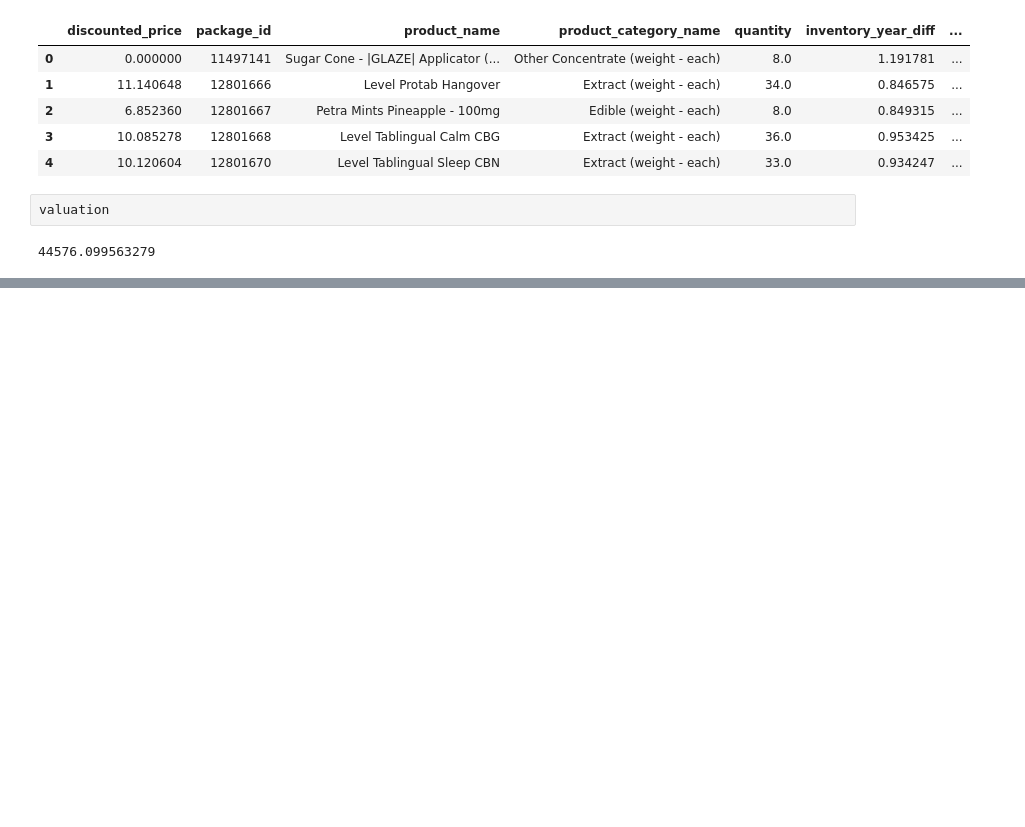
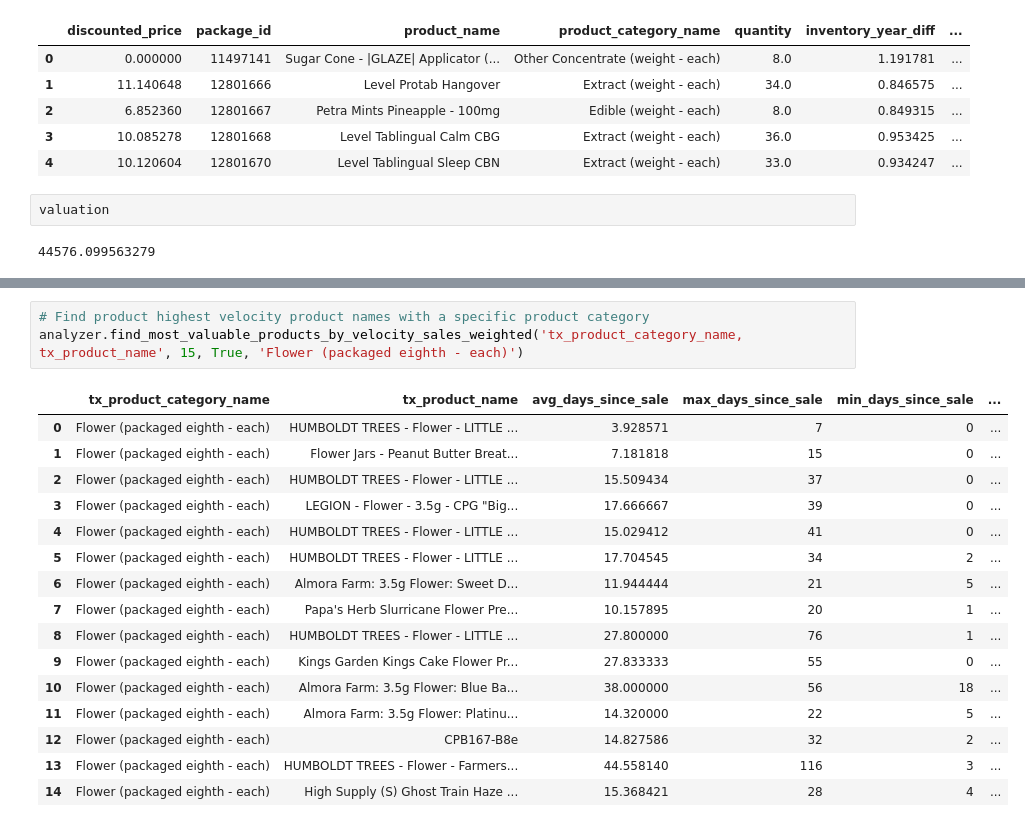
Before and after one commit to warrenshen/platform, a Jupyter notebook: services/api-server/notebooks/analysis/Roy-Inventory-Freshness-Analyzer-Script-Usage-Tuturial.ipynb, the cells around one changed output, grey strips where cells are left out. Drawn from its saved outputs; the diff is of its cells as text; blank space fills up the shorter version.

```diff
--- a/services/api-server/notebooks/analysis/Roy-Inventory-Freshness-Analyzer-Script-Usage-Tuturial.ipynb
+++ b/services/api-server/notebooks/analysis/Roy-Inventory-Freshness-Analyzer-Script-Usage-Tuturial.ipynb
@@ -259,0 +280,20 @@ analyzer.find_all_valuation(True, discount_rate=.2)
+# %%
+# Find product highest velocity product names with a specific product category
+analyzer.find_most_valuable_products_by_velocity_sales_weighted('tx_product_category_name, tx_product_name', 15, True, 'Flower (packaged eighth - each)')
+# %% [output]
+|  | tx_product_category_name | tx_product_name | avg_days_since_sale | max_days_since_sale | min_days_since_sale | ... |
+| 0 | Flower (packaged eighth - each) | HUMBOLDT TREES - Flower - LITTLE ... | 3.928571 | 7 | 0 | ... |
+| 1 | Flower (packaged eighth - each) | Flower Jars - Peanut Butter Breat... | 7.181818 | 15 | 0 | ... |
+| 2 | Flower (packaged eighth - each) | HUMBOLDT TREES - Flower - LITTLE ... | 15.509434 | 37 | 0 | ... |
+| 3 | Flower (packaged eighth - each) | LEGION - Flower - 3.5g - CPG "Big... | 17.666667 | 39 | 0 | ... |
+| 4 | Flower (packaged eighth - each) | HUMBOLDT TREES - Flower - LITTLE ... | 15.029412 | 41 | 0 | ... |
+| 5 | Flower (packaged eighth - each) | HUMBOLDT TREES - Flower - LITTLE ... | 17.704545 | 34 | 2 | ... |
+| 6 | Flower (packaged eighth - each) | Almora Farm: 3.5g Flower: Sweet D... | 11.944444 | 21 | 5 | ... |
+| 7 | Flower (packaged eighth - each) | Papa's Herb Slurricane Flower Pre... | 10.157895 | 20 | 1 | ... |
+| 8 | Flower (packaged eighth - each) | HUMBOLDT TREES - Flower - LITTLE ... | 27.800000 | 76 | 1 | ... |
+| 9 | Flower (packaged eighth - each) | Kings Garden Kings Cake Flower Pr... | 27.833333 | 55 | 0 | ... |
+| 10 | Flower (packaged eighth - each) | Almora Farm: 3.5g Flower: Blue Ba... | 38.000000 | 56 | 18 | ... |
+| 11 | Flower (packaged eighth - each) | Almora Farm: 3.5g Flower: Platinu... | 14.320000 | 22 | 5 | ... |
+| 12 | Flower (packaged eighth - each) | CPB167-B8e | 14.827586 | 32 | 2 | ... |
+| 13 | Flower (packaged eighth - each) | HUMBOLDT TREES - Flower - Farmers... | 44.558140 | 116 | 3 | ... |
+| 14 | Flower (packaged eighth - each) | High Supply (S) Ghost Train Haze ... | 15.368421 | 28 | 4 | ... |
```
Also changed, not shown: parts of 11 cells of this notebook, 2 other files.
